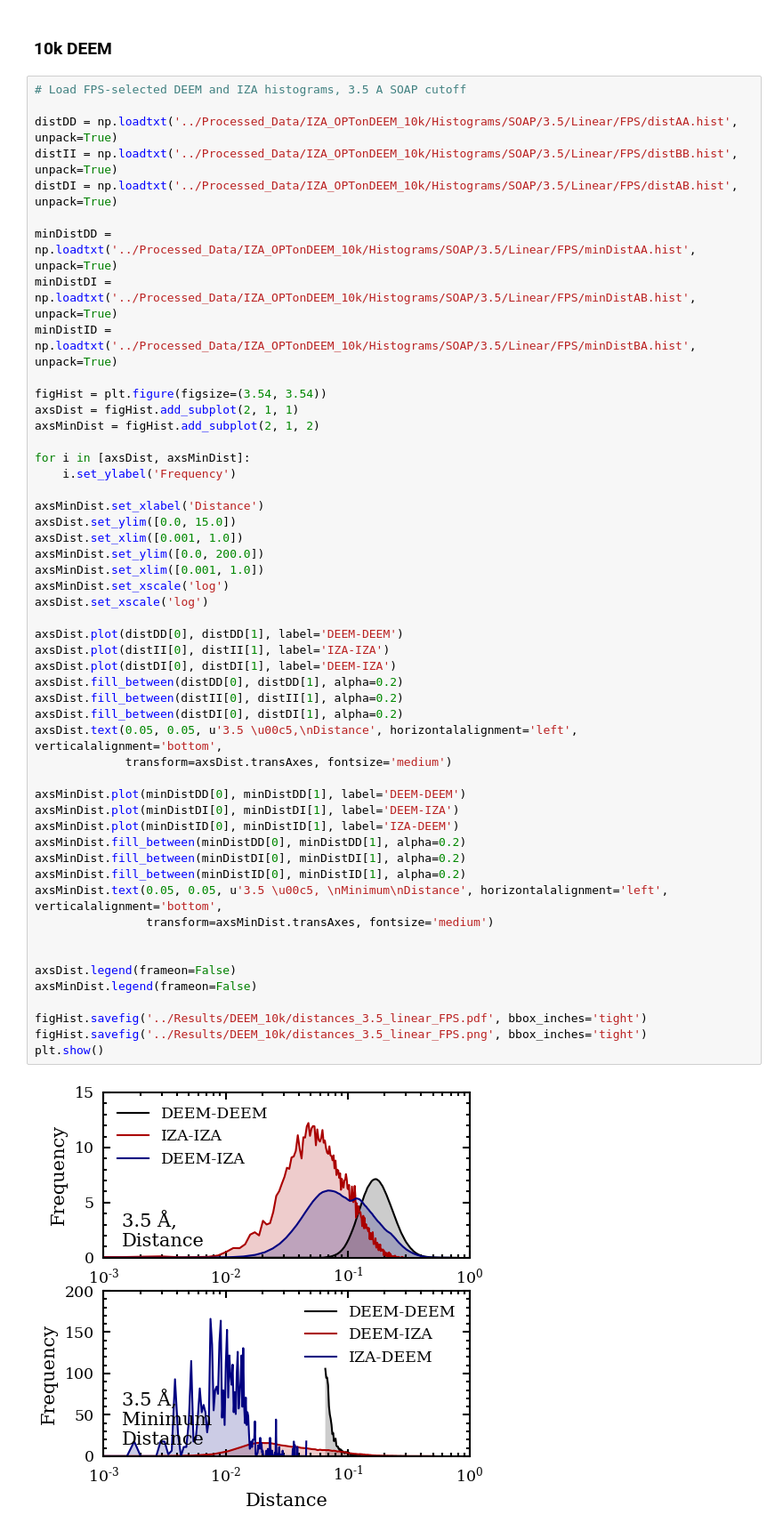
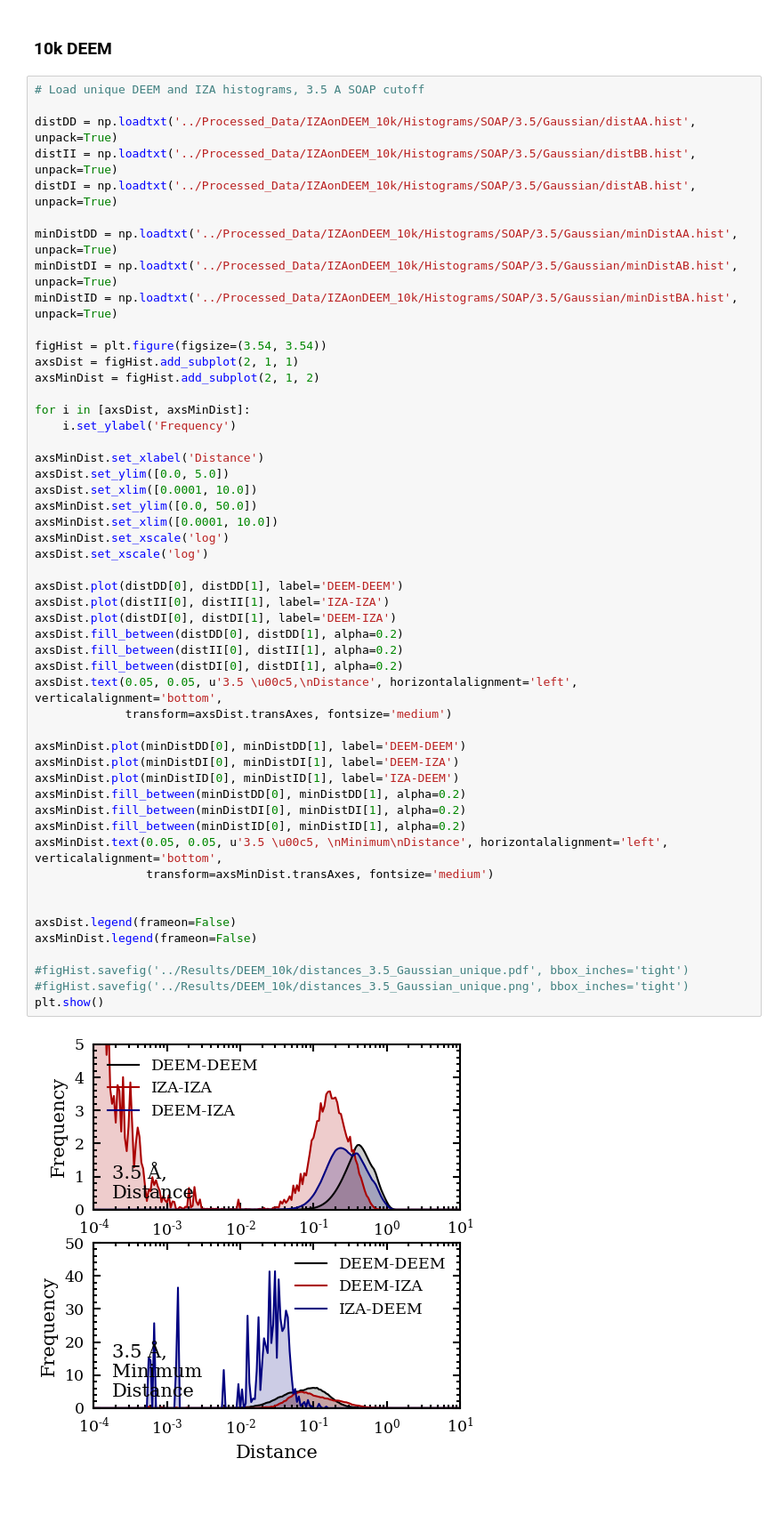
Before and after one commit to bhelfrecht/zeolites_iza-deem, a Jupyter notebook: Scripts/distanceHistograms.ipynb, the cells around one changed output. Shown: that part at 89% size. Saved outputs shown, nothing was run; the diff lists cells and outputs as text; blank space fills up the shorter version.

```diff
--- a/Scripts/distanceHistograms.ipynb
+++ b/Scripts/distanceHistograms.ipynb
@@ -242,15 +1075,15 @@ plt.show()
 # %% [markdown]
 ### 10k DEEM
 # %%
-# Load FPS-selected DEEM and IZA histograms, 3.5 A SOAP cutoff
+# Load unique DEEM and IZA histograms, 3.5 A SOAP cutoff
 
-distDD = np.loadtxt('../Processed_Data/IZA_OPTonDEEM_10k/Histograms/SOAP/3.5/Linear/FPS/distAA.hist', unpack=True)
-distII = np.loadtxt('../Processed_Data/IZA_OPTonDEEM_10k/Histograms/SOAP/3.5/Linear/FPS/distBB.hist', unpack=True)
-distDI = np.loadtxt('../Processed_Data/IZA_OPTonDEEM_10k/Histograms/SOAP/3.5/Linear/FPS/distAB.hist', unpack=True)
+distDD = np.loadtxt('../Processed_Data/IZAonDEEM_10k/Histograms/SOAP/3.5/Gaussian/distAA.hist', unpack=True)
+distII = np.loadtxt('../Processed_Data/IZAonDEEM_10k/Histograms/SOAP/3.5/Gaussian/distBB.hist', unpack=True)
+distDI = np.loadtxt('../Processed_Data/IZAonDEEM_10k/Histograms/SOAP/3.5/Gaussian/distAB.hist', unpack=True)
 
-minDistDD = np.loadtxt('../Processed_Data/IZA_OPTonDEEM_10k/Histograms/SOAP/3.5/Linear/FPS/minDistAA.hist', unpack=True)
-minDistDI = np.loadtxt('../Processed_Data/IZA_OPTonDEEM_10k/Histograms/SOAP/3.5/Linear/FPS/minDistAB.hist', unpack=True)
-minDistID = np.loadtxt('../Processed_Data/IZA_OPTonDEEM_10k/Histograms/SOAP/3.5/Linear/FPS/minDistBA.hist', unpack=True)
+minDistDD = np.loadtxt('../Processed_Data/IZAonDEEM_10k/Histograms/SOAP/3.5/Gaussian/minDistAA.hist', unpack=True)
+minDistDI = np.loadtxt('../Processed_Data/IZAonDEEM_10k/Histograms/SOAP/3.5/Gaussian/minDistAB.hist', unpack=True)
+minDistID = np.loadtxt('../Processed_Data/IZAonDEEM_10k/Histograms/SOAP/3.5/Gaussian/minDistBA.hist', unpack=True)
 
 figHist = plt.figure(figsize=(3.54, 3.54))
 axsDist = figHist.add_subplot(2, 1, 1)
@@ -260,38 +1093,38 @@ for i in [axsDist, axsMinDist]:
     i.set_ylabel('Frequency')
 
 axsMinDist.set_xlabel('Distance')
-axsDist.set_ylim([0.0, 15.0])
-axsDist.set_xlim([0.001, 1.0])
-axsMinDist.set_ylim([0.0, 200.0])
-axsMinDist.set_xlim([0.001, 1.0])
+axsDist.set_ylim([0.0, 5.0])
+axsDist.set_xlim([0.0001, 10.0])
+axsMinDist.set_ylim([0.0, 50.0])
+axsMinDist.set_xlim([0.0001, 10.0])
 axsMinDist.set_xscale('log')
 axsDist.set_xscale('log')
 
 axsDist.plot(distDD[0], distDD[1], label='DEEM-DEEM')
 axsDist.plot(distII[0], distII[1], label='IZA-IZA')
 axsDist.plot(distDI[0], distDI[1], label='DEEM-IZA')
 axsDist.fill_between(distDD[0], distDD[1], alpha=0.2)
 axsDist.fill_between(distII[0], distII[1], alpha=0.2)
 axsDist.fill_between(distDI[0], distDI[1], alpha=0.2)
 axsDist.text(0.05, 0.05, u'3.5 \u00c5,\nDistance', horizontalalignment='left', verticalalignment='bottom',
              transform=axsDist.transAxes, fontsize='medium')
 
 axsMinDist.plot(minDistDD[0], minDistDD[1], label='DEEM-DEEM')
 axsMinDist.plot(minDistDI[0], minDistDI[1], label='DEEM-IZA')
 axsMinDist.plot(minDistID[0], minDistID[1], label='IZA-DEEM')
 axsMinDist.fill_between(minDistDD[0], minDistDD[1], alpha=0.2)
 axsMinDist.fill_between(minDistDI[0], minDistDI[1], alpha=0.2)
 axsMinDist.fill_between(minDistID[0], minDistID[1], alpha=0.2)
 axsMinDist.text(0.05, 0.05, u'3.5 \u00c5, \nMinimum\nDistance', horizontalalignment='left', verticalalignment='bottom',
                 transform=axsMinDist.transAxes, fontsize='medium')
 
 
 axsDist.legend(frameon=False)
 axsMinDist.legend(frameon=False)
 
-figHist.savefig('../Results/DEEM_10k/distances_3.5_linear_FPS.pdf', bbox_inches='tight')
-figHist.savefig('../Results/DEEM_10k/distances_3.5_linear_FPS.png', bbox_inches='tight')
+#figHist.savefig('../Results/DEEM_10k/distances_3.5_Gaussian_unique.pdf', bbox_inches='tight')
+#figHist.savefig('../Results/DEEM_10k/distances_3.5_Gaussian_unique.png', bbox_inches='tight')
 plt.show()
 # %% [output]
-[figure, old version]
+[figure, new version]
 # %%
```
Also changed, not shown: parts of 69 cells of this notebook, 8 other files.
